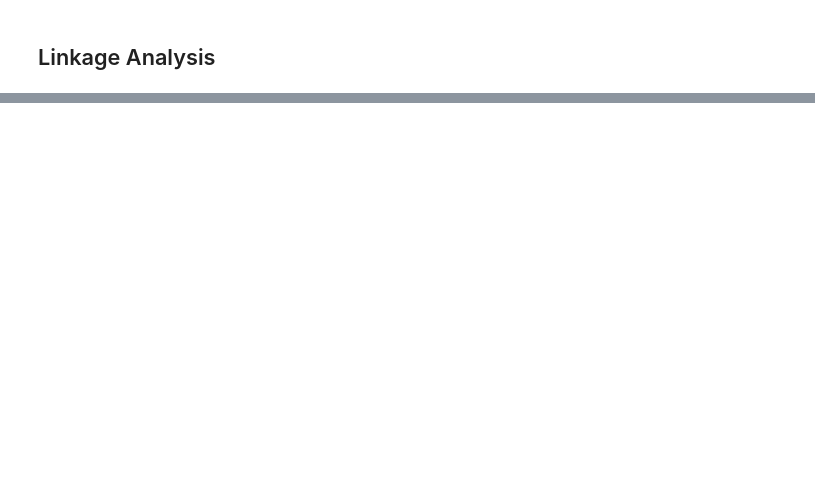
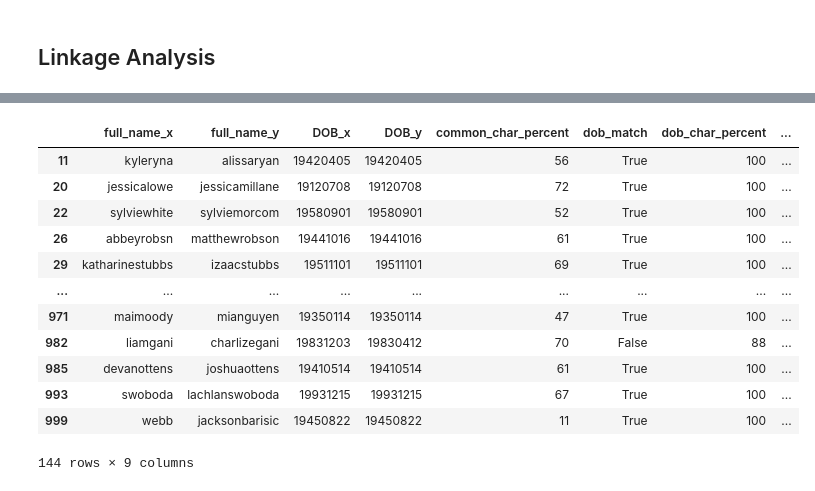
Before and after one commit to vhollingshead/da_skills_assessment, a Jupyter notebook: CPL_DA_Skills_Assessment.ipynb, the cells around one changed output, grey strips where cells are left out. Drawn from its saved outputs; the diff is of its cells as text; code cells hidden in the pictures; blank space fills up the shorter version.

```diff
--- a/CPL_DA_Skills_Assessment.ipynb
+++ b/CPL_DA_Skills_Assessment.ipynb
@@ -140,0 +623,22 @@ Sum of null values:
+# %%
+# - Low common_char_percentage (<80%), High dob_char_percent (>80%)
+
+SSN_low_high = linkage_SSN[low_high].copy()
+SSN_low_high[['full_name_x', 'full_name_y', 'DOB_x', 'DOB_y', 'common_char_percent', 'dob_match', 'dob_char_percent', 'postcode_x', 'postcode_y']]
+
+# These are likely cases where someone changed their first or last name (due to marriage, etc.), or one of the names were omitted from either List A or List B.
+# The matching algorithm could be updated such that the common_char_percent accounts for the case where only 1 name is present to avoid depressing the percentage.
+# %% [output]
+|  | full_name_x | full_name_y | DOB_x | DOB_y | common_char_percent | dob_match | dob_char_percent | ... |
+| 11 | kyleryna | alissaryan | 19420405 | 19420405 | 56 | True | 100 | ... |
+| 20 | jessicalowe | jessicamillane | 19120708 | 19120708 | 72 | True | 100 | ... |
+| 22 | sylviewhite | sylviemorcom | 19580901 | 19580901 | 52 | True | 100 | ... |
+| 26 | abbeyrobsn | matthewrobson | 19441016 | 19441016 | 61 | True | 100 | ... |
+| 29 | katharinestubbs | izaacstubbs | 19511101 | 19511101 | 69 | True | 100 | ... |
+| ... | ... | ... | ... | ... | ... | ... | ... | ... |
+| 971 | maimoody | mianguyen | 19350114 | 19350114 | 47 | True | 100 | ... |
+| 982 | liamgani | charlizegani | 19831203 | 19830412 | 70 | False | 88 | ... |
+| 985 | devanottens | joshuaottens | 19410514 | 19410514 | 61 | True | 100 | ... |
+| 993 | swoboda | lachlanswoboda | 19931215 | 19931215 | 67 | True | 100 | ... |
+| 999 | webb | jacksonbarisic | 19450822 | 19450822 | 11 | True | 100 | ... |
+144 rows × 9 columns
```
Also changed, not shown: parts of 38 cells of this notebook, 5 other files.
